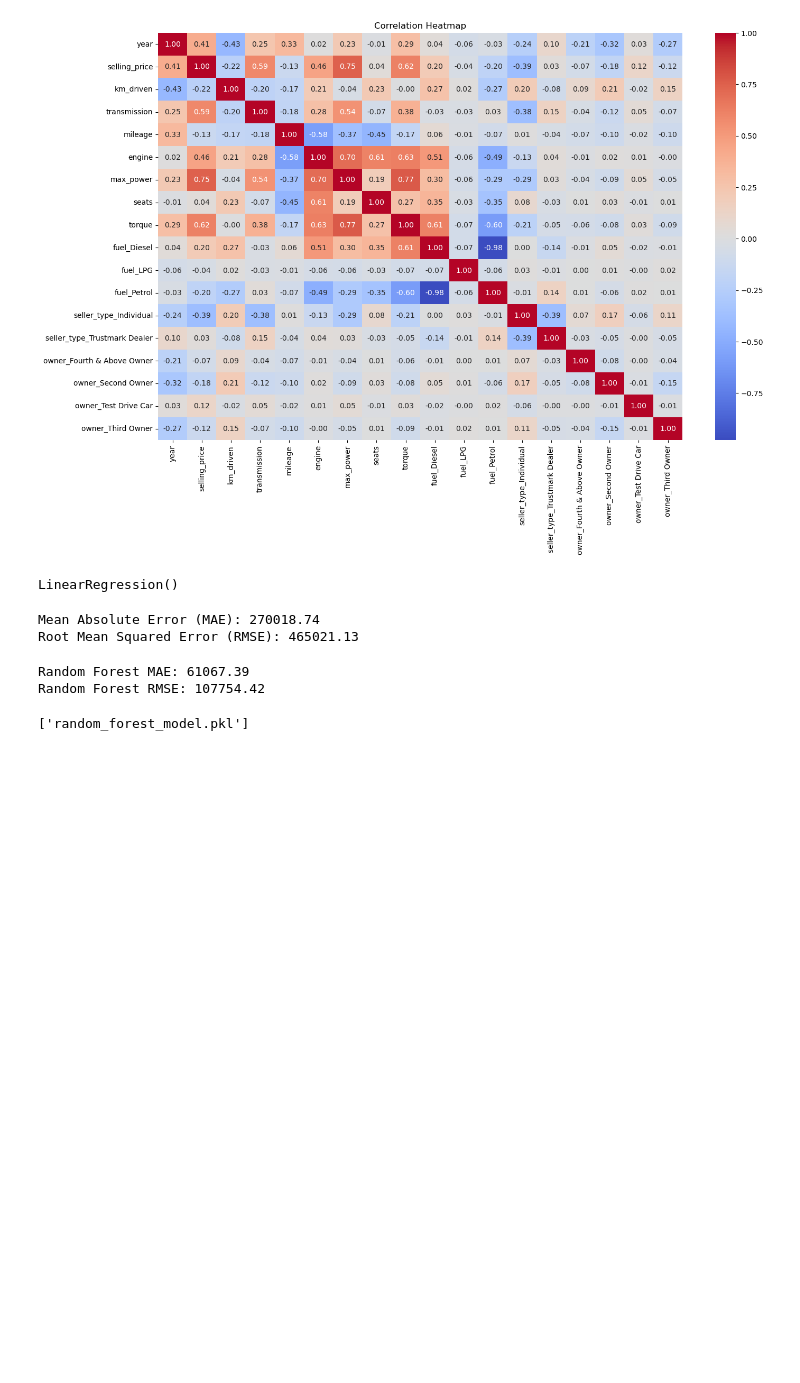
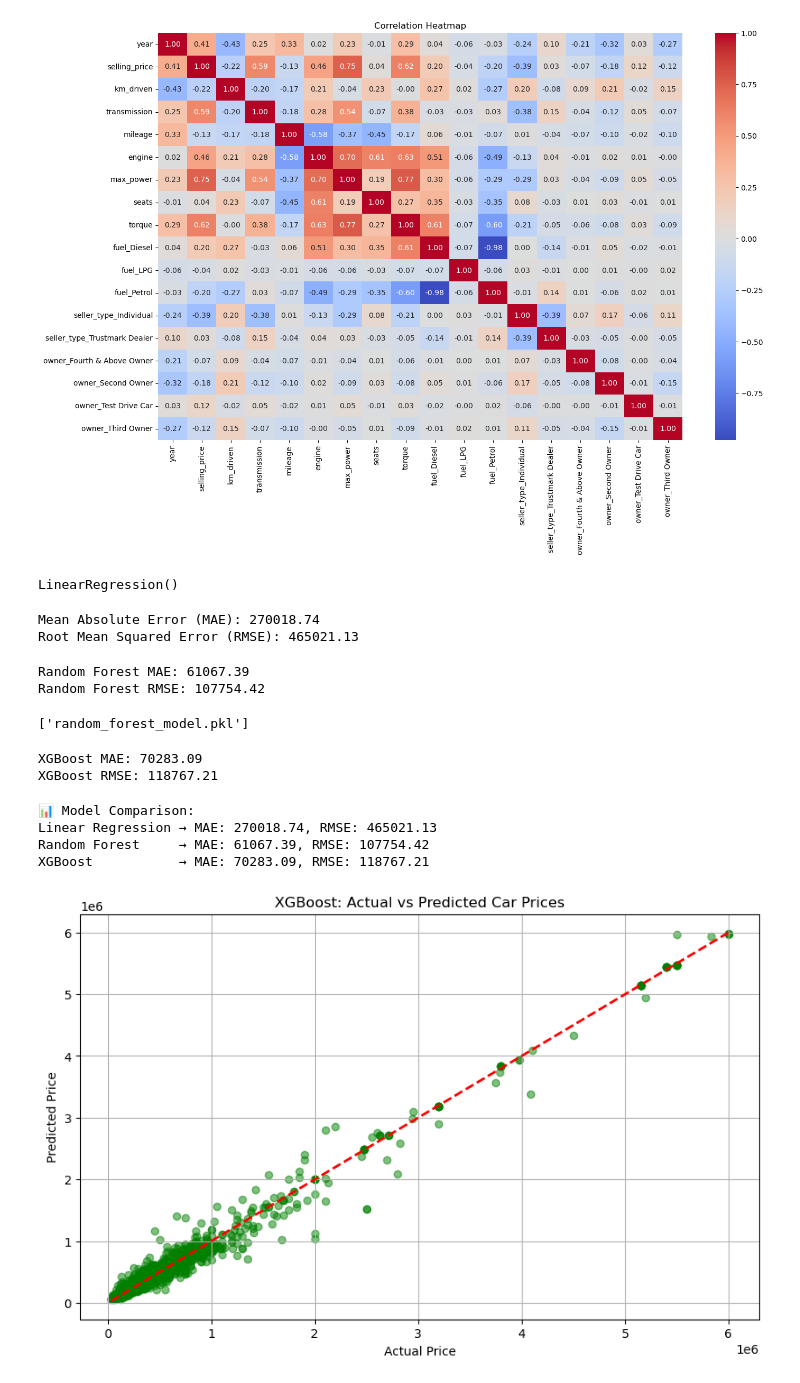
Before and after one commit to saad-malik2906/car-price-estimator, a Jupyter notebook: eda_car_price.ipynb, the cells around one changed output. Cells and saved outputs as stored; diff of their text form; code cells hidden in the pictures; blank space fills up the shorter version.

Commit message:
Add final ML pipeline with complete dataset and model save

```diff
--- a/eda_car_price.ipynb
+++ b/eda_car_price.ipynb
@@ -281,3 +281,47 @@ joblib.dump(rf_model, 'random_forest_model.pkl')
 with open("model_performance.txt", "w") as file:
     file.write(f"Random Forest MAE: {mae_rf:.2f}\n")
     file.write(f"Random Forest RMSE: {rmse_rf:.2f}")
+# %%
+from xgboost import XGBRegressor
+
+# Initialize XGBoost model
+xgb_model = XGBRegressor(n_estimators=100, learning_rate=0.1, random_state=42)
+
+# Train model
+xgb_model.fit(X_train, y_train)
+
+# Predict and evaluate
+y_pred_xgb = xgb_model.predict(X_test)
+
+mae_xgb = mean_absolute_error(y_test, y_pred_xgb)
+rmse_xgb = np.sqrt(mean_squared_error(y_test, y_pred_xgb))
+
+print("XGBoost MAE:", round(mae_xgb, 2))
+print("XGBoost RMSE:", round(rmse_xgb, 2))
+# %% [output]
+XGBoost MAE: 70283.09
+XGBoost RMSE: 118767.21
+# %%
+print("\n📊 Model Comparison:")
+print(f"Linear Regression → MAE: {mae:.2f}, RMSE: {rmse:.2f}")
+print(f"Random Forest     → MAE: {mae_rf:.2f}, RMSE: {rmse_rf:.2f}")
+print(f"XGBoost           → MAE: {mae_xgb:.2f}, RMSE: {rmse_xgb:.2f}")
+# %% [output]
+📊 Model Comparison:
+Linear Regression → MAE: 270018.74, RMSE: 465021.13
+Random Forest     → MAE: 61067.39, RMSE: 107754.42
+XGBoost           → MAE: 70283.09, RMSE: 118767.21
+# %%
+import matplotlib.pyplot as plt
+
+plt.figure(figsize=(10, 6))
+plt.scatter(y_test, y_pred_xgb, alpha=0.5, color='green')
+plt.plot([y_test.min(), y_test.max()], [y_test.min(), y_test.max()], 'r--', linewidth=2)
+plt.xlabel('Actual Price')
+plt.ylabel('Predicted Price')
+plt.title('XGBoost: Actual vs Predicted Car Prices')
+plt.grid(True)
+plt.savefig("xgboost_actual_vs_predicted.png")
+plt.show()
+# %% [output]
+[figure, added]
```
Also changed, not shown: 3 other files.
